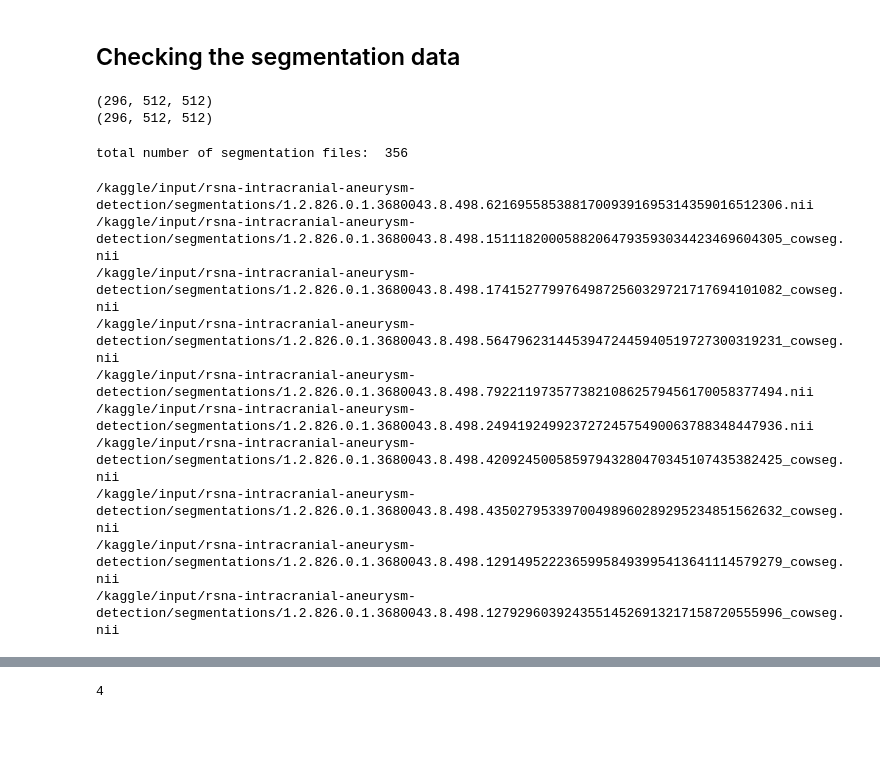
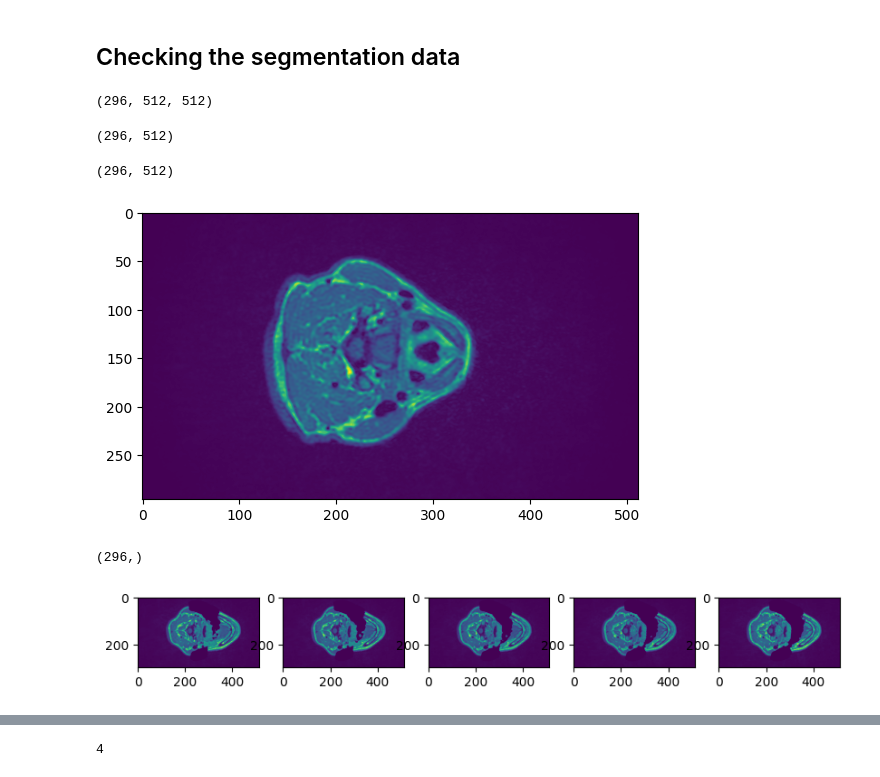
Before and after one commit to sumaniitm/RSNA_Intracranial_Aneurysm_Detection_2025, a Jupyter notebook: Suman-Notebook-2.ipynb, the cells around one changed output, grey strips where cells are left out. Drawn from its saved outputs; the diff is of its cells as text; code cells hidden in the pictures; blank space fills up the shorter version.

```diff
--- a/Suman-Notebook-2.ipynb
+++ b/Suman-Notebook-2.ipynb
@@ -107,29 +117,31 @@ img = nib.load(image_path)
 # %%
 image_array_data = img.get_fdata()
 print(img.get_fdata().shape)
-print(image_array_data.shape)
 # %% [output]
 (296, 512, 512)
-(296, 512, 512)
-# %%
-seg_files_root_path = '/kaggle/input/rsna-intracranial-aneurysm-detection/segmentations'
-all_seg_files = list(Path(seg_files_root_path).glob("*.nii*"))
-print("total number of segmentation files: ", len(all_seg_files))
-# %% [output]
-total number of segmentation files:  356
-# %%
-temp_seg_files = all_seg_files[0:10]
-
-for sf in temp_seg_files:
-    print(sf)
-# %% [output]
-/kaggle/input/rsna-intracranial-aneurysm-detection/segmentations/1.2.826.0.1.3680043.8.498.62169558538817009391695314359016512306.nii
-/kaggle/input/rsna-intracranial-aneurysm-detection/segmentations/1.2.826.0.1.3680043.8.498.15111820005882064793593034423469604305_cowseg.nii
-/kaggle/input/rsna-intracranial-aneurysm-detection/segmentations/1.2.826.0.1.3680043.8.498.17415277997649872560329721717694101082_cowseg.nii
-/kaggle/input/rsna-intracranial-aneurysm-detection/segmentations/1.2.826.0.1.3680043.8.498.56479623144539472445940519727300319231_cowseg.nii
-/kaggle/input/rsna-intracranial-aneurysm-detection/segmentations/1.2.826.0.1.3680043.8.498.79221197357738210862579456170058377494.nii
-/kaggle/input/rsna-intracranial-aneurysm-detection/segmentations/1.2.826.0.1.3680043.8.498.24941924992372724575490063788348447936.nii
-/kaggle/input/rsna-intracranial-aneurysm-detection/segmentations/1.2.826.0.1.3680043.8.498.42092450058597943280470345107435382425_cowseg.nii
-/kaggle/input/rsna-intracranial-aneurysm-detection/segmentations/1.2.826.0.1.3680043.8.498.43502795339700498960289295234851562632_cowseg.nii
-/kaggle/input/rsna-intracranial-aneurysm-detection/segmentations/1.2.826.0.1.3680043.8.498.12914952223659958493995413641114579279_cowseg.nii
-/kaggle/input/rsna-intracranial-aneurysm-detection/segmentations/1.2.826.0.1.3680043.8.498.12792960392435514526913217158720555996_cowseg.nii
+# %%
+print(img.dataobj[..., 1].shape)
+# %% [output]
+(296, 512)
+# %%
+image_array_data[:,:,0].shape
+# %% [output]
+(296, 512)
+# %%
+test = image_array_data[:,:,8]
+plt.imshow(test)
+plt.show()
+# %% [output]
+[figure, added]
+# %%
+test[:,8].shape
+# %% [output]
+(296,)
+# %%
+for i in range(5):
+    plt.subplot(5, 5,i + 1)
+    plt.imshow(image_array_data[:,:,58 + i])
+    plt.gcf().set_size_inches(10, 10)
+plt.show()
+# %% [output]
+[figure, added]
```
Also changed, not shown: parts of 10 cells of this notebook.
